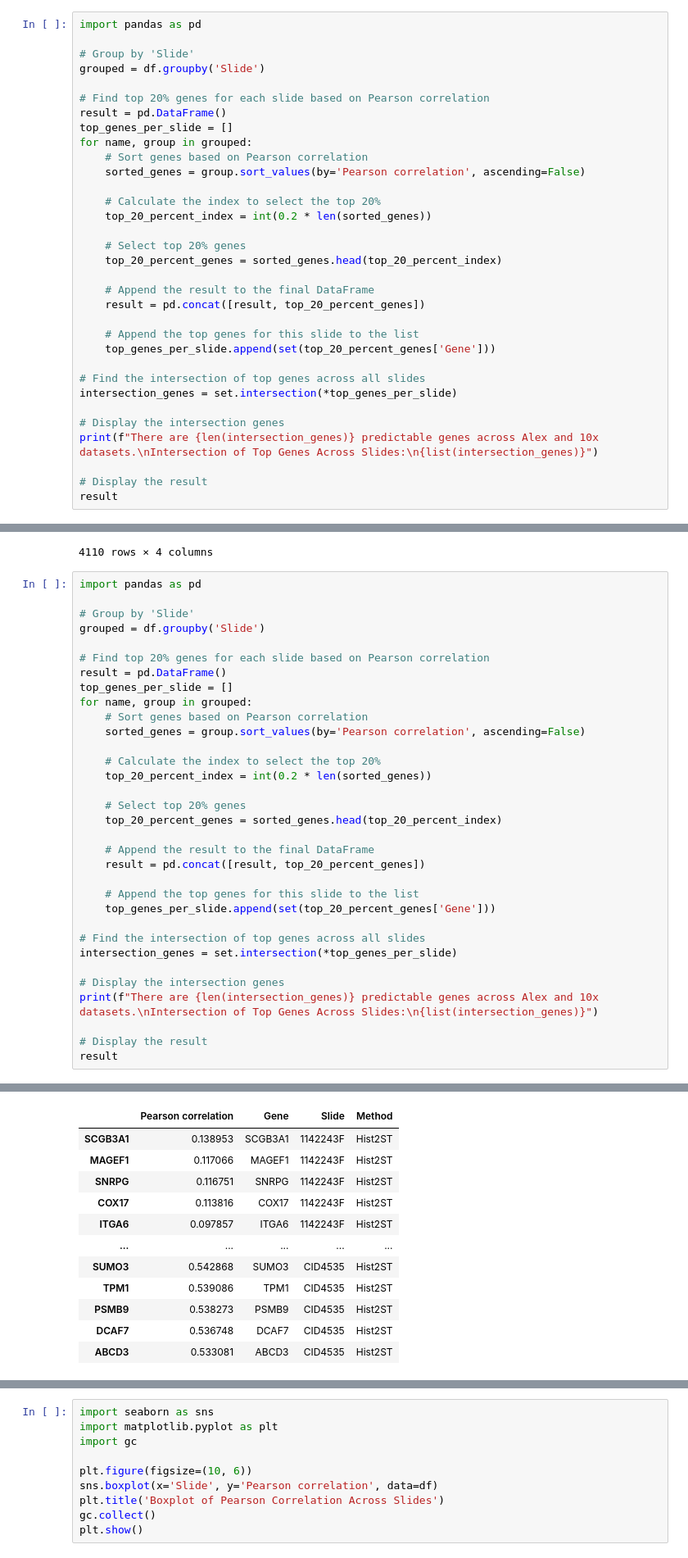
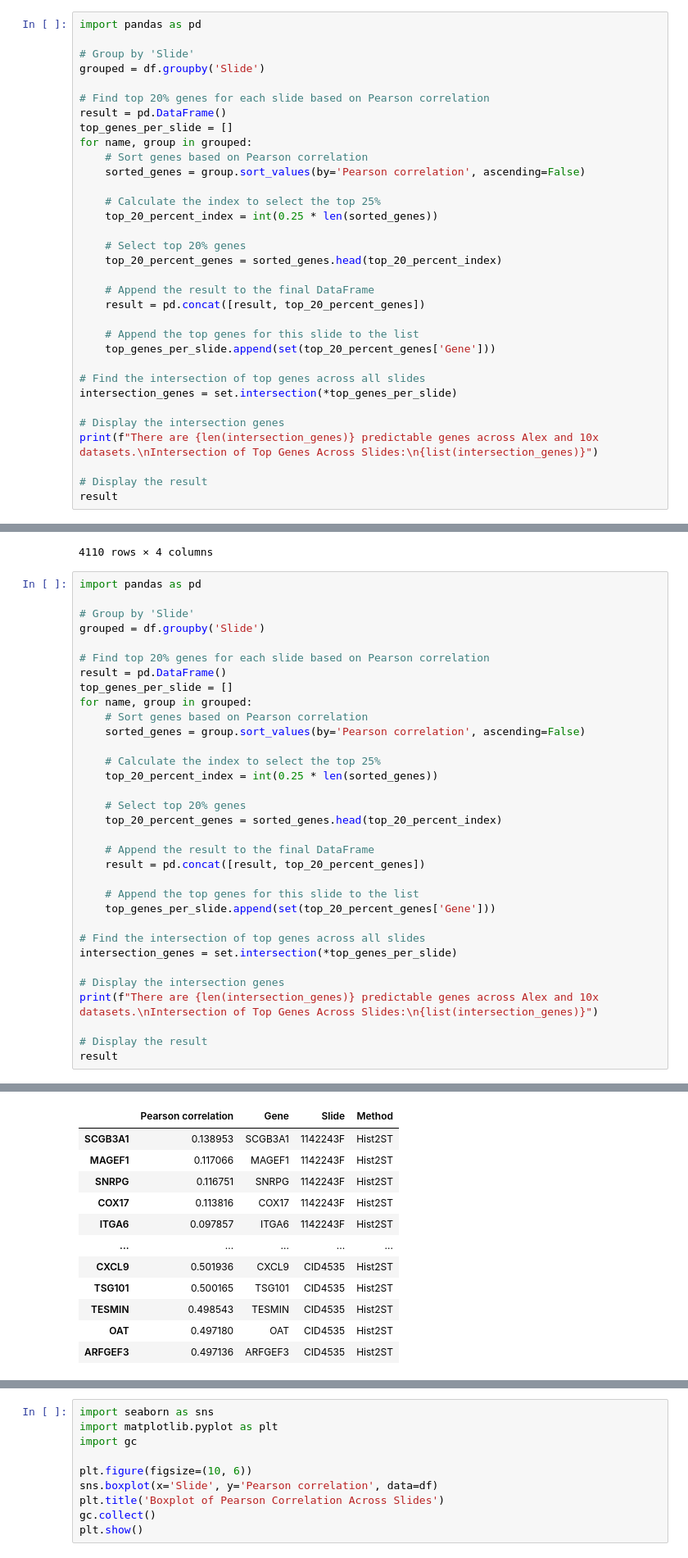
Before and after one commit to BiomedicalMachineLearning/DeepHis2Exp, a Jupyter notebook: src/scripts/Predictable_Genes/Top20percent_genes.ipynb, the cells around one changed output, grey strips where cells are left out. Shown at 82% size. Cells and saved outputs as stored; diff of their text form.

```diff
--- a/src/scripts/Predictable_Genes/Top20percent_genes.ipynb
+++ b/src/scripts/Predictable_Genes/Top20percent_genes.ipynb
@@ -45,8 +45,8 @@ for name, group in grouped:
     # Sort genes based on Pearson correlation
     sorted_genes = group.sort_values(by='Pearson correlation', ascending=False)
 
-    # Calculate the index to select the top 20%
-    top_20_percent_index = int(0.2 * len(sorted_genes))
+    # Calculate the index to select the top 25%
+    top_20_percent_index = int(0.25 * len(sorted_genes))
 
     # Select top 20% genes
     top_20_percent_genes = sorted_genes.head(top_20_percent_index)
@@ -131,8 +131,8 @@ for name, group in grouped:
     # Sort genes based on Pearson correlation
     sorted_genes = group.sort_values(by='Pearson correlation', ascending=False)
 
-    # Calculate the index to select the top 20%
-    top_20_percent_index = int(0.2 * len(sorted_genes))
+    # Calculate the index to select the top 25%
+    top_20_percent_index = int(0.25 * len(sorted_genes))
 
     # Select top 20% genes
     top_20_percent_genes = sorted_genes.head(top_20_percent_index)
@@ -158,12 +158,12 @@ Intersection of Top Genes Across Slides:
 |  | Pearson correlation | Gene | Slide | Method |
 | SCGB3A1 | 0.138953 | SCGB3A1 | 1142243F | Hist2ST |
 | MAGEF1 | 0.117066 | MAGEF1 | 1142243F | Hist2ST |
 | SNRPG | 0.116751 | SNRPG | 1142243F | Hist2ST |
 | COX17 | 0.113816 | COX17 | 1142243F | Hist2ST |
 | ITGA6 | 0.097857 | ITGA6 | 1142243F | Hist2ST |
 | ... | ... | ... | ... | ... |
-| SUMO3 | 0.542868 | SUMO3 | CID4535 | Hist2ST |
-| TPM1 | 0.539086 | TPM1 | CID4535 | Hist2ST |
-| PSMB9 | 0.538273 | PSMB9 | CID4535 | Hist2ST |
-| DCAF7 | 0.536748 | DCAF7 | CID4535 | Hist2ST |
-| ABCD3 | 0.533081 | ABCD3 | CID4535 | Hist2ST |
+| CXCL9 | 0.501936 | CXCL9 | CID4535 | Hist2ST |
+| TSG101 | 0.500165 | TSG101 | CID4535 | Hist2ST |
+| TESMIN | 0.498543 | TESMIN | CID4535 | Hist2ST |
+| OAT | 0.497180 | OAT | CID4535 | Hist2ST |
+| ARFGEF3 | 0.497136 | ARFGEF3 | CID4535 | Hist2ST |
```
Also changed, not shown: parts of 7 cells of this notebook.
